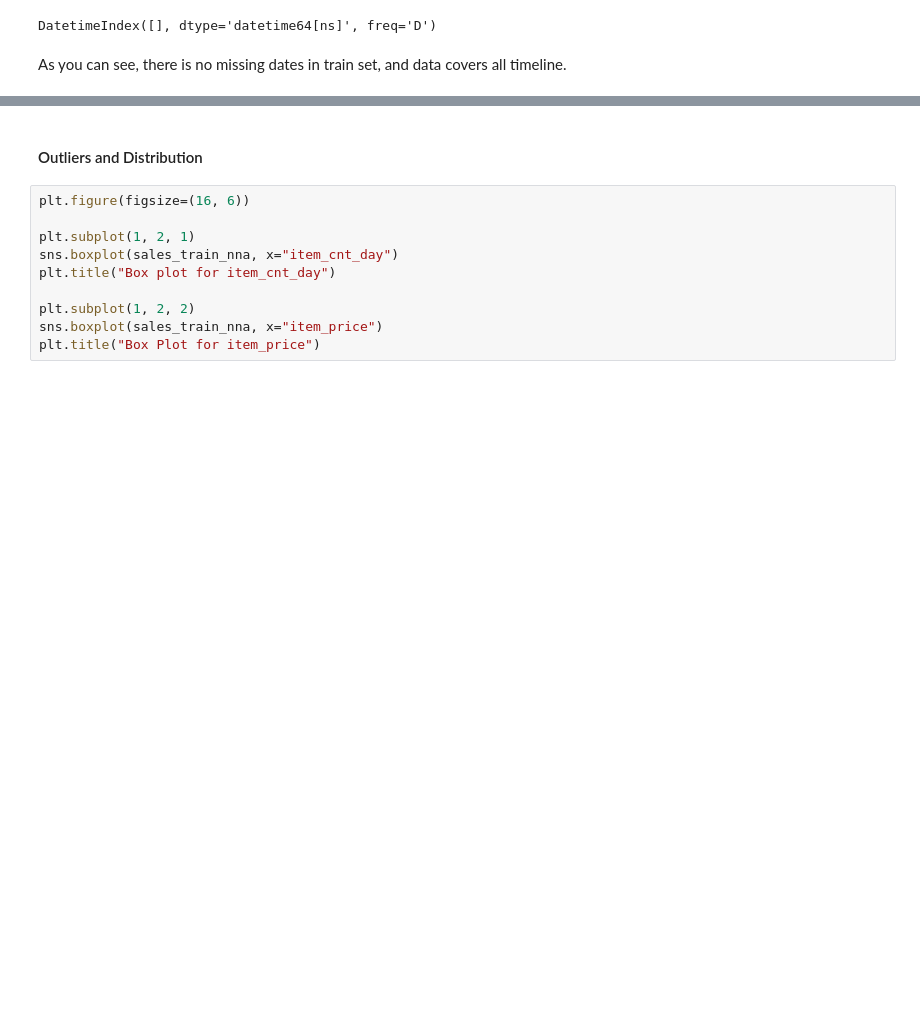
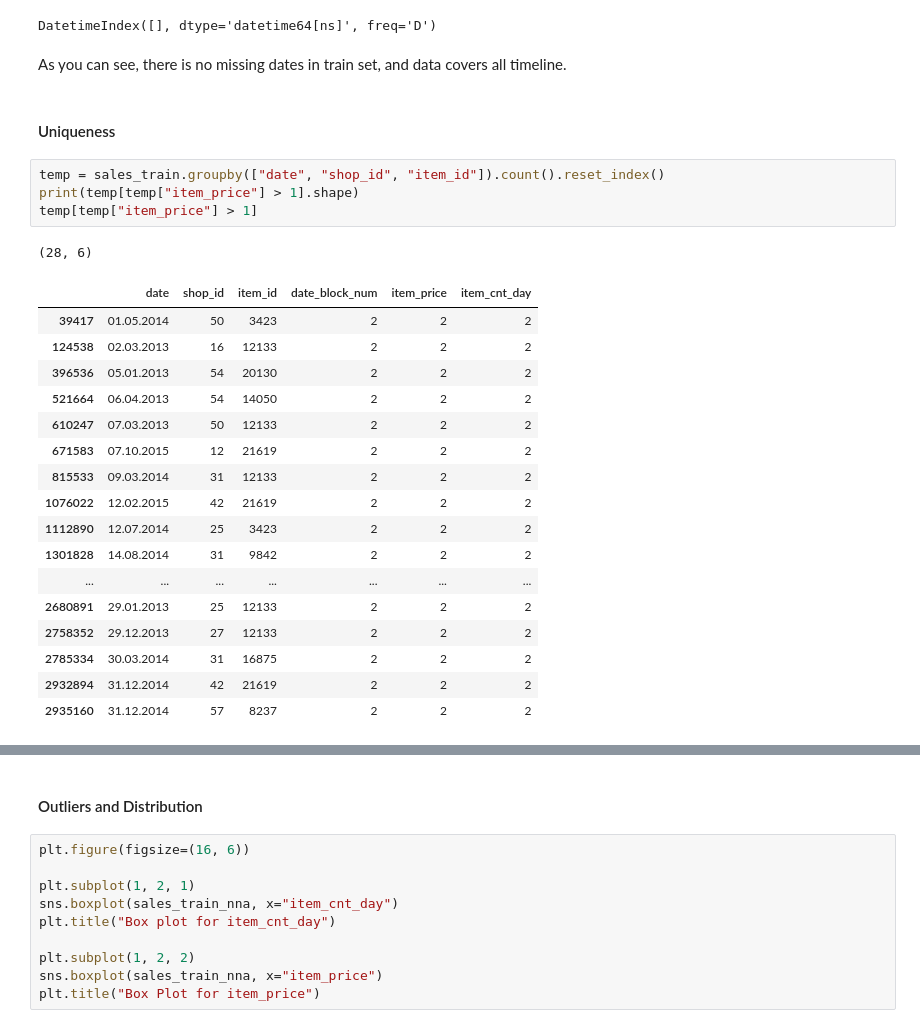
Before and after one commit to awkwarrd/ds-project-milad-almasri, a Jupyter notebook: notebooks/dqc.ipynb, the cells around one changed output, grey strips where cells are left out. Drawn from its saved outputs; the diff is of its cells as text; blank space fills up the shorter version.

```diff
--- a/notebooks/dqc.ipynb
+++ b/notebooks/dqc.ipynb
@@ -350,3 +350,28 @@ missing_dates
 DatetimeIndex([], dtype='datetime64[ns]', freq='D')
 # %% [markdown]
 As you can see, there is no missing dates in train set, and data covers all timeline.
+# %% [markdown]
+#### Uniqueness
+# %%
+temp = sales_train.groupby(["date", "shop_id", "item_id"]).count().reset_index()
+print(temp[temp["item_price"] > 1].shape)
+temp[temp["item_price"] > 1]
+# %% [output]
+(28, 6)
+|  | date | shop_id | item_id | date_block_num | item_price | item_cnt_day |
+| 39417 | 01.05.2014 | 50 | 3423 | 2 | 2 | 2 |
+| 124538 | 02.03.2013 | 16 | 12133 | 2 | 2 | 2 |
+| 396536 | 05.01.2013 | 54 | 20130 | 2 | 2 | 2 |
+| 521664 | 06.04.2013 | 54 | 14050 | 2 | 2 | 2 |
+| 610247 | 07.03.2013 | 50 | 12133 | 2 | 2 | 2 |
+| 671583 | 07.10.2015 | 12 | 21619 | 2 | 2 | 2 |
+| 815533 | 09.03.2014 | 31 | 12133 | 2 | 2 | 2 |
+| 1076022 | 12.02.2015 | 42 | 21619 | 2 | 2 | 2 |
+| 1112890 | 12.07.2014 | 25 | 3423 | 2 | 2 | 2 |
+| 1301828 | 14.08.2014 | 31 | 9842 | 2 | 2 | 2 |
+| ... | ... | ... | ... | ... | ... | ... |
+| 2680891 | 29.01.2013 | 25 | 12133 | 2 | 2 | 2 |
+| 2758352 | 29.12.2013 | 27 | 12133 | 2 | 2 | 2 |
+| 2785334 | 30.03.2014 | 31 | 16875 | 2 | 2 | 2 |
+| 2932894 | 31.12.2014 | 42 | 21619 | 2 | 2 | 2 |
+| 2935160 | 31.12.2014 | 57 | 8237 | 2 | 2 | 2 |
```
Also changed, not shown: parts of 5 cells of this notebook, 6 other files.
